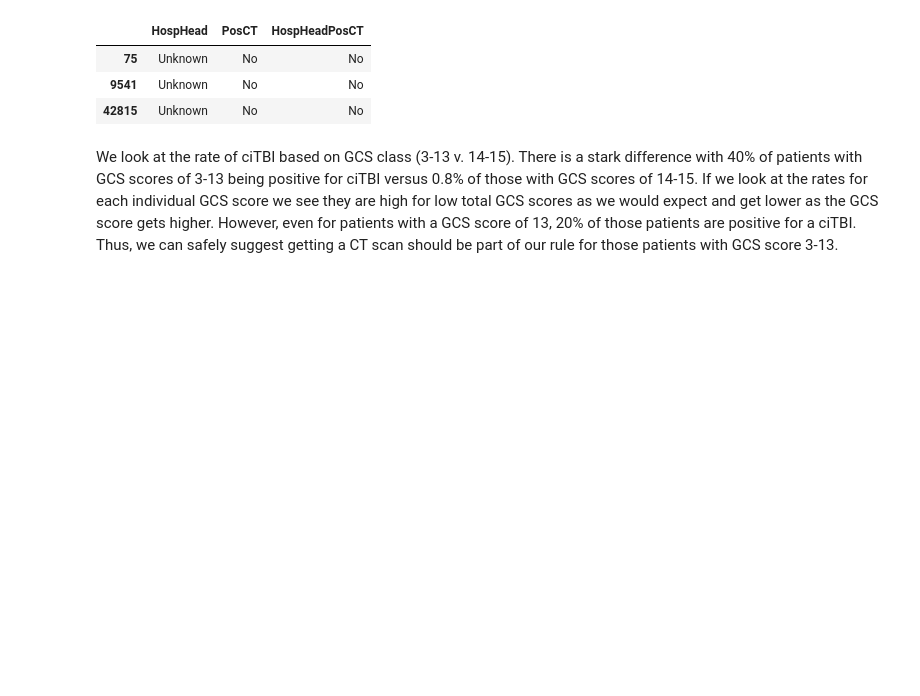
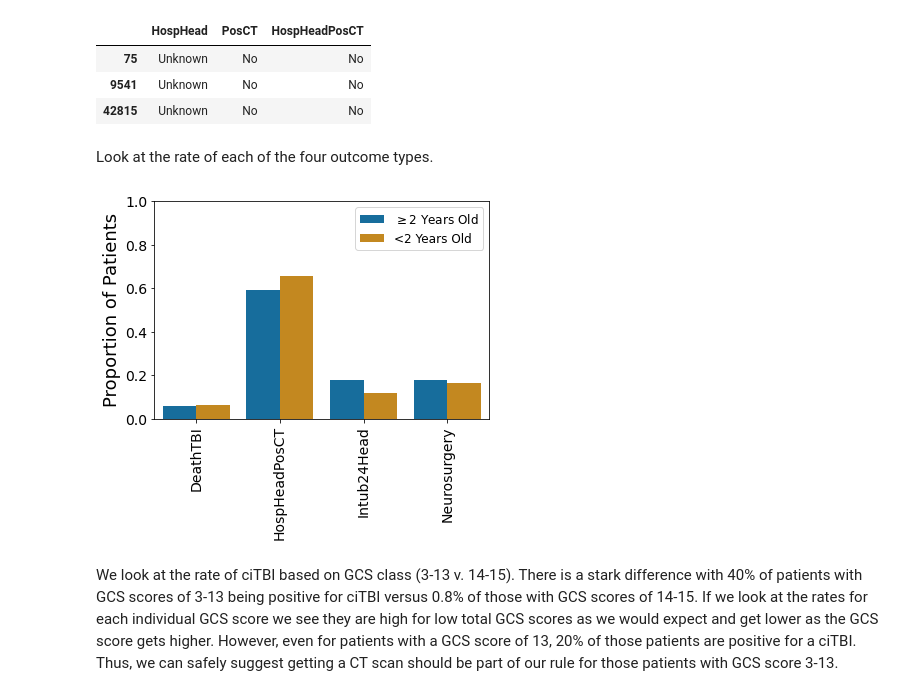
Before and after one commit to Yu-Group/clinical-rule-vetting, a Jupyter notebook: rulevetting/projects/tbi_pecarn/notebooks/00_eda.ipynb, the cells around one changed output. Drawn from its saved outputs; the diff is of its cells as text; code cells hidden in the pictures; blank space fills up the shorter version.

```diff
--- a/rulevetting/projects/tbi_pecarn/notebooks/00_eda.ipynb
+++ b/rulevetting/projects/tbi_pecarn/notebooks/00_eda.ipynb
@@ -120,6 +113,31 @@ df.loc[df['HospHead'] == 'Unknown', ['HospHead', 'PosCT', 'HospHeadPosCT']]
 | 75 | Unknown | No | No |
 | 9541 | Unknown | No | No |
 | 42815 | Unknown | No | No |
+# %% [markdown]
+Look at the rate of each of the four outcome types.
+# %%
+df_subset = df.loc[df['PosIntFinal'] == "Yes"][["AgeTwoPlus", 'DeathTBI', 'HospHeadPosCT', 'Intub24Head', 'Neurosurgery']]
+df_subset = df_subset.replace("No", 0).replace("Yes", 1)
+df_subset = df_subset.replace("Unknown", np.nan)
+df_subset.loc[df_subset["AgeTwoPlus"] == 1, "AgeTwoPlus"] = '<2 Years Old'
+df_subset.loc[df_subset["AgeTwoPlus"] == 2, "AgeTwoPlus"] = r'$\geq$' +  '2 Years Old'
+
+df_subset = df_subset.groupby("AgeTwoPlus").sum()
+df_subset = df_subset.div(df_subset.sum(axis=1), axis=0)
+df_subset = df_subset.reset_index()
+df_subset = df_subset.melt(id_vars=["AgeTwoPlus"])
+df_subset = df_subset.rename(columns={"AgeTwoPlus" : "Age"})
+
+plt.figure()
+sns.barplot(data=df_subset, x="variable", y="value", hue="Age", palette="colorblind")
+plt.legend(title="")
+plt.xlabel("")
+plt.ylabel("Proportion of Patients")
+plt.xticks(rotation=90)
+plt.ylim(0, 1)
+plt.savefig("./figs/outcome_type.png", bbox_inches="tight")
+# %% [output]
+[figure, added]
 # %% [markdown]
 We look at the rate of ciTBI based on GCS class (3-13 v. 14-15). There is a stark difference with 40% of patients with GCS scores of 3-13 being positive for ciTBI versus 0.8% of those with GCS scores of 14-15. If we look at the rates for each individual GCS score we see they are high for low total GCS scores as we would expect and get lower as the GCS score gets higher. However, even for patients with a GCS score of 13, 20% of those patients are positive for a ciTBI. Thus, we can safely suggest getting a CT scan should be part of our rule for those patients with GCS score 3-13.
 # %%
```
Also changed, not shown: parts of 23 cells of this notebook.
